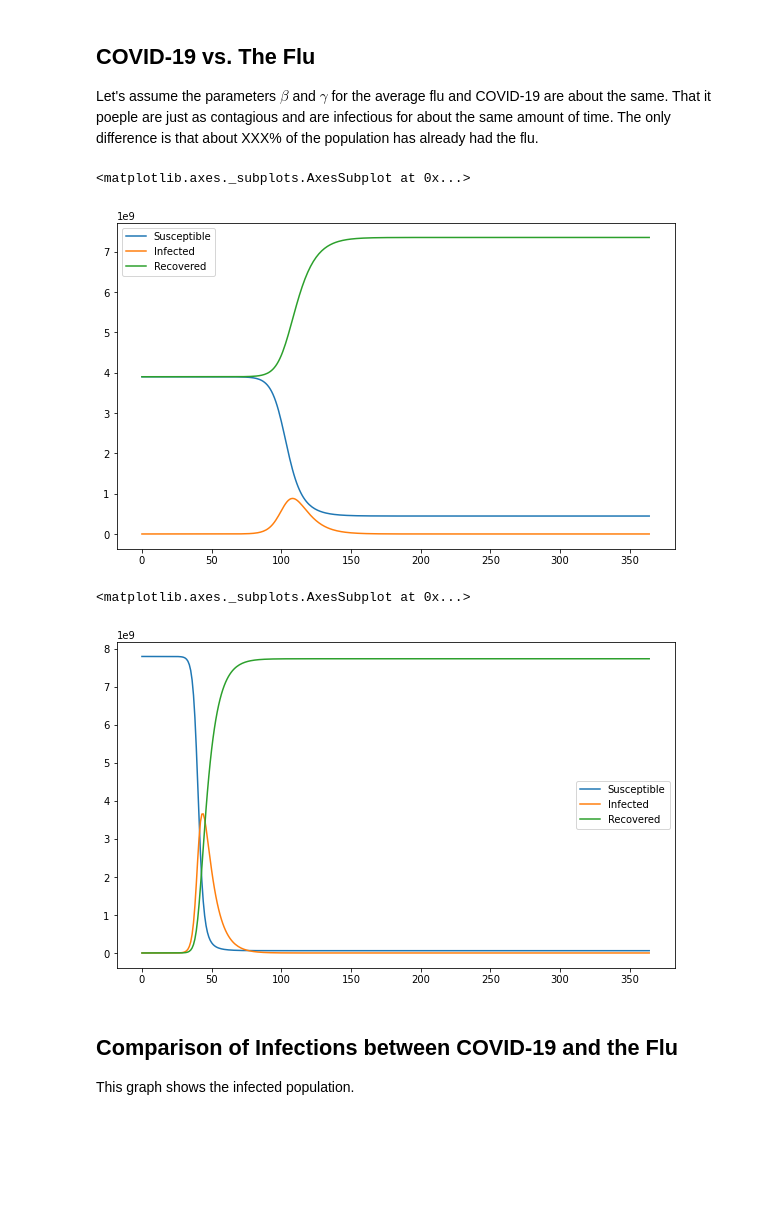
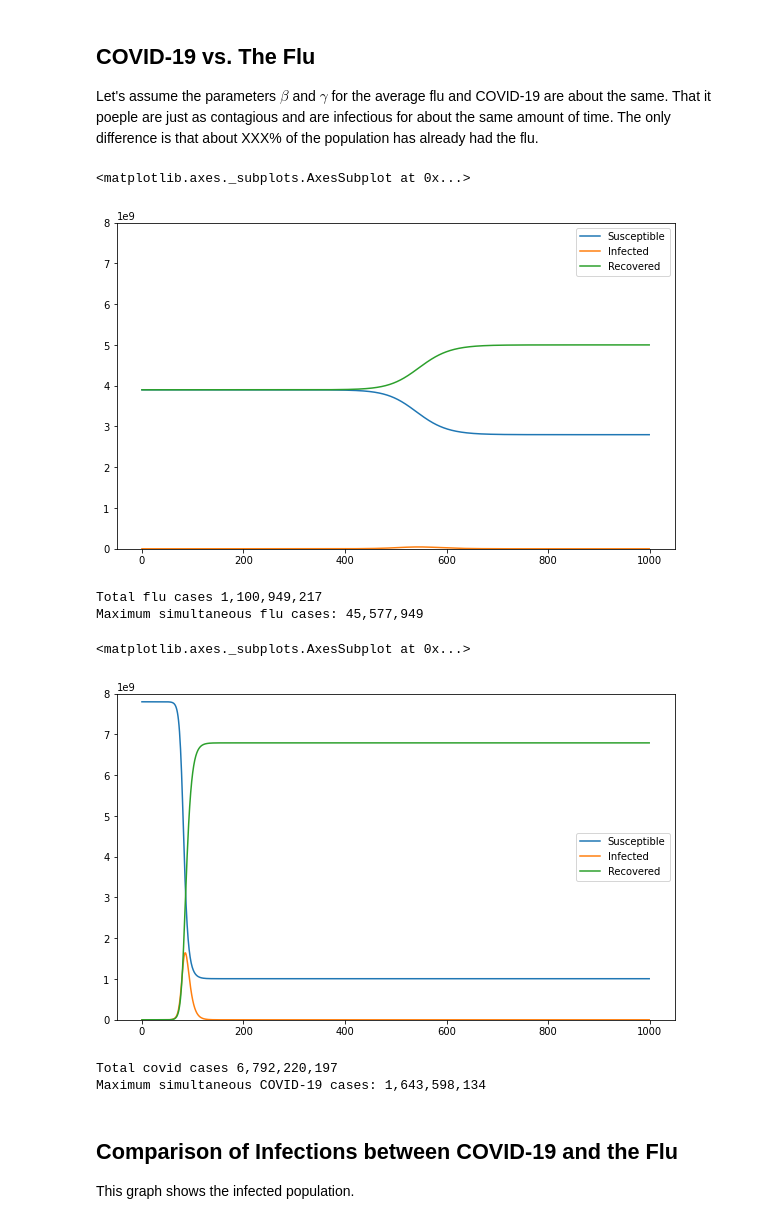
Before and after one commit to mike-matera/covid-19-data, a Jupyter notebook: modeling.ipynb, the cells around one changed output. Saved outputs shown, nothing was run; the diff lists cells and outputs as text; code cells hidden in the pictures; blank space fills up the shorter version.

Commit message:
Update to total number of cases and adjust the model to match JH

```diff
--- a/modeling.ipynb
+++ b/modeling.ipynb
@@ -75,17 +75,31 @@ def do_sim(beta, gamma_1, days=160, population=1000, immune=0, initial_cases=1):
 
 Let's assume the parameters $β$ and $γ$ for the average flu and COVID-19 are about the same. That it poeple are just as contagious and are infectious for about the same amount of time. The only difference is that about XXX% of the population has already had the flu.
 # %%
-flu = do_sim(0.7, 7, population=7.8e9, immune=0.5, days=365)
-flu.plot(figsize=(10,6))
+flu = do_sim(0.47, 5, population=7.8e9, immune=0.50, days=1000)
+flu.plot(figsize=(10,6), ylim=(0,8e9))
 # %% [output]
 <matplotlib.axes._subplots.AxesSubplot at 0x...>
-[figure, old version]
+[figure, new version]
+# %%
+total_flu = int(flu['Recovered'].iloc[-1] - flu['Recovered'].iloc[0])
+print('Total flu cases {:,}'.format(total_flu))
+print("Maximum simultaneous flu cases: {:,}".format(int(flu['Infected'].max())))
+# %% [output]
+Total flu cases 1,100,949,217
+Maximum simultaneous flu cases: 45,577,949
 # %%
-covid = do_sim(0.7, 7, population=7.8e9, days=365)
-covid.plot(figsize=(10,6))
+covid = do_sim(0.47, 5, population=7.8e9, days=1000)
+covid.plot(figsize=(10,6), ylim=(0,8e9))
 # %% [output]
 <matplotlib.axes._subplots.AxesSubplot at 0x...>
-[figure, old version]
+[figure, new version]
+# %%
+total_covid = int(covid['Recovered'].iloc[-1] - covid['Recovered'].iloc[0])
+print('Total covid cases {:,}'.format(total_covid))
+print("Maximum simultaneous COVID-19 cases: {:,}".format(int(covid['Infected'].max())))
+# %% [output]
+Total covid cases 6,792,220,197
+Maximum simultaneous COVID-19 cases: 1,643,598,134
 # %% [markdown]
 ## Comparison of Infections between COVID-19 and the Flu
 
```
Also changed, not shown: parts of 3 cells of this notebook.
